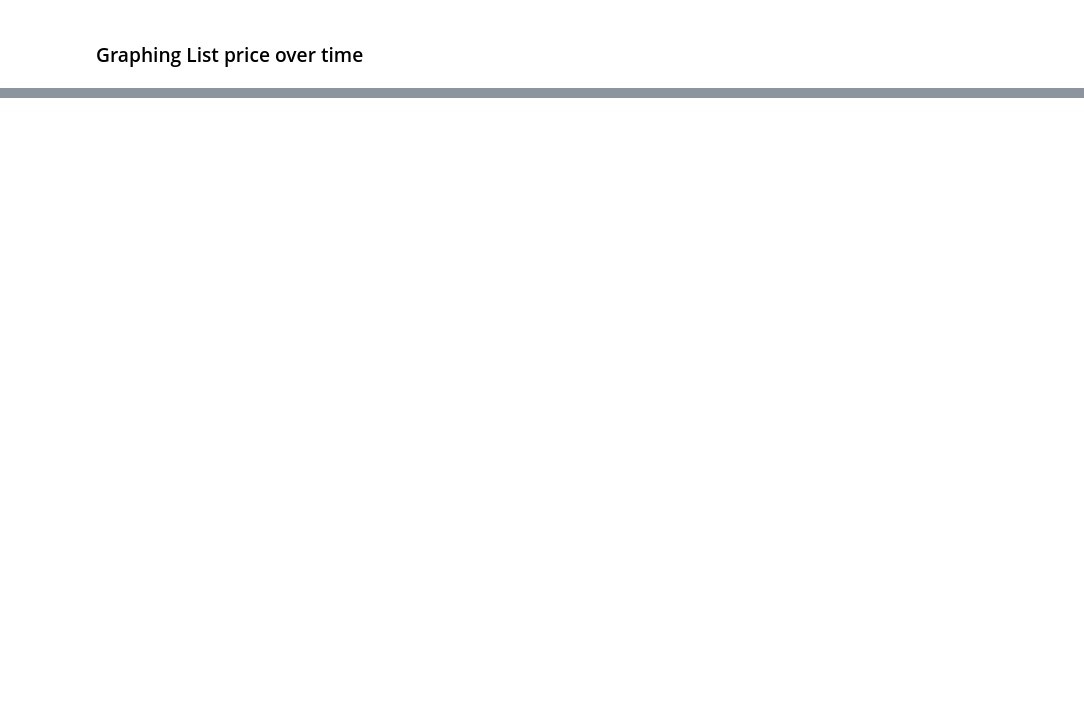
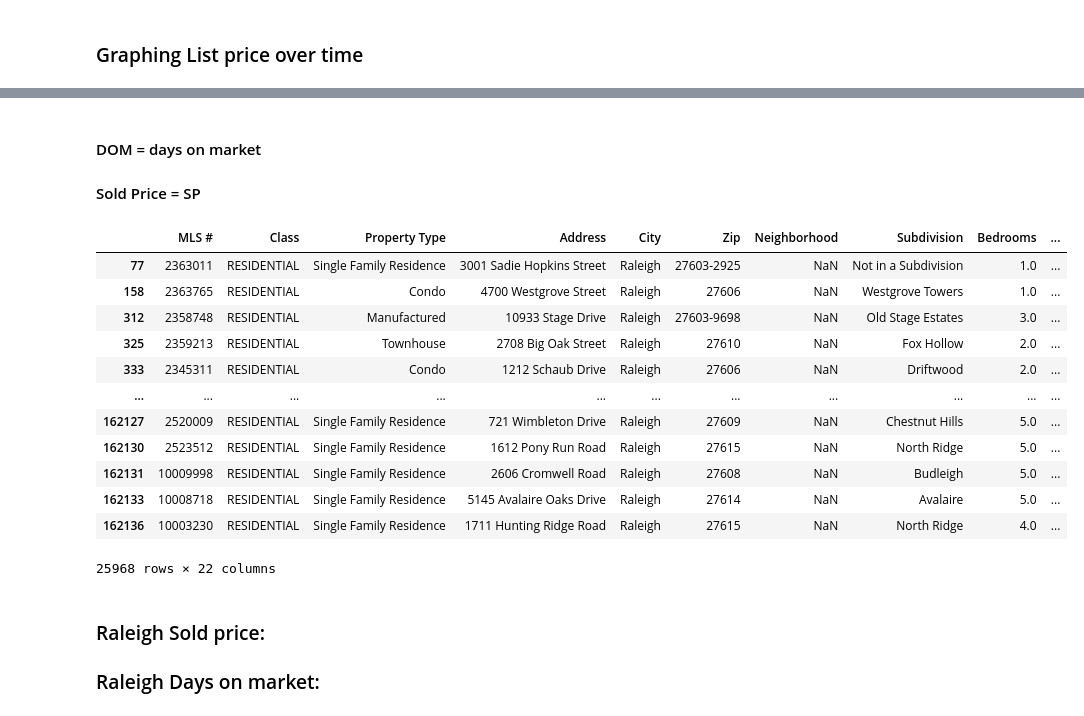
Before and after one commit to atulbachhav22/Real-Estate-Analysis-Project, a Jupyter notebook: real-estate-analysis_updated.ipynb, the cells around one changed output, grey strips where cells are left out. Saved outputs shown, nothing was run; the diff lists cells and outputs as text; code cells hidden in the pictures; blank space fills up the shorter version.

```diff
--- a/real-estate-analysis_updated.ipynb
+++ b/real-estate-analysis_updated.ipynb
@@ -406,0 +496,3 @@ plt.show()
+# %%
+sold_price_grouped = combined_df[["City", "Zip", "Sold Price"]].sort_values(by="Sold Price", ascending=True)
+DaysOnMarket_grouped = combined_df[["City", "Zip", "Days On Market"]].sort_values(by="Days On Market", ascending=True)
@@ -406,0 +531,25 @@ plt.show()
+# %% [markdown]
+####  DOM = days on market
+#### Sold Price = SP
+# %%
+raleigh_grouped_all = combined_df.loc[combined_df["City"] == "Raleigh"]
+raleigh_grouped_SP = sold_price_grouped.loc[sold_price_grouped["City"] == "Raleigh"]
+raleigh_grouped_DOM = DaysOnMarket_grouped.loc[DaysOnMarket_grouped["City"] == "Raleigh"]
+raleigh_grouped_all
+# %% [output]
+|  | MLS # | Class | Property Type | Address | City | Zip | Neighborhood | Subdivision | Bedrooms | ... |
+| 77 | 2363011 | RESIDENTIAL | Single Family Residence | 3001 Sadie Hopkins Street | Raleigh | 27603-2925 | NaN | Not in a Subdivision | 1.0 | ... |
+| 158 | 2363765 | RESIDENTIAL | Condo | 4700 Westgrove Street | Raleigh | 27606 | NaN | Westgrove Towers | 1.0 | ... |
+| 312 | 2358748 | RESIDENTIAL | Manufactured | 10933 Stage Drive | Raleigh | 27603-9698 | NaN | Old Stage Estates | 3.0 | ... |
+| 325 | 2359213 | RESIDENTIAL | Townhouse | 2708 Big Oak Street | Raleigh | 27610 | NaN | Fox Hollow | 2.0 | ... |
+| 333 | 2345311 | RESIDENTIAL | Condo | 1212 Schaub Drive | Raleigh | 27606 | NaN | Driftwood | 2.0 | ... |
+| ... | ... | ... | ... | ... | ... | ... | ... | ... | ... | ... |
+| 162127 | 2520009 | RESIDENTIAL | Single Family Residence | 721 Wimbleton Drive | Raleigh | 27609 | NaN | Chestnut Hills | 5.0 | ... |
+| 162130 | 2523512 | RESIDENTIAL | Single Family Residence | 1612 Pony Run Road | Raleigh | 27615 | NaN | North Ridge | 5.0 | ... |
+| 162131 | 10009998 | RESIDENTIAL | Single Family Residence | 2606 Cromwell Road | Raleigh | 27608 | NaN | Budleigh | 5.0 | ... |
+| 162133 | 10008718 | RESIDENTIAL | Single Family Residence | 5145 Avalaire Oaks Drive | Raleigh | 27614 | NaN | Avalaire | 5.0 | ... |
+| 162136 | 10003230 | RESIDENTIAL | Single Family Residence | 1711 Hunting Ridge Road | Raleigh | 27615 | NaN | North Ridge | 4.0 | ... |
+25968 rows × 22 columns
+# %% [markdown]
+### Raleigh Sold price:
+### Raleigh Days on market:
```
Also changed, not shown: parts of 27 cells of this notebook, 2 other files.
